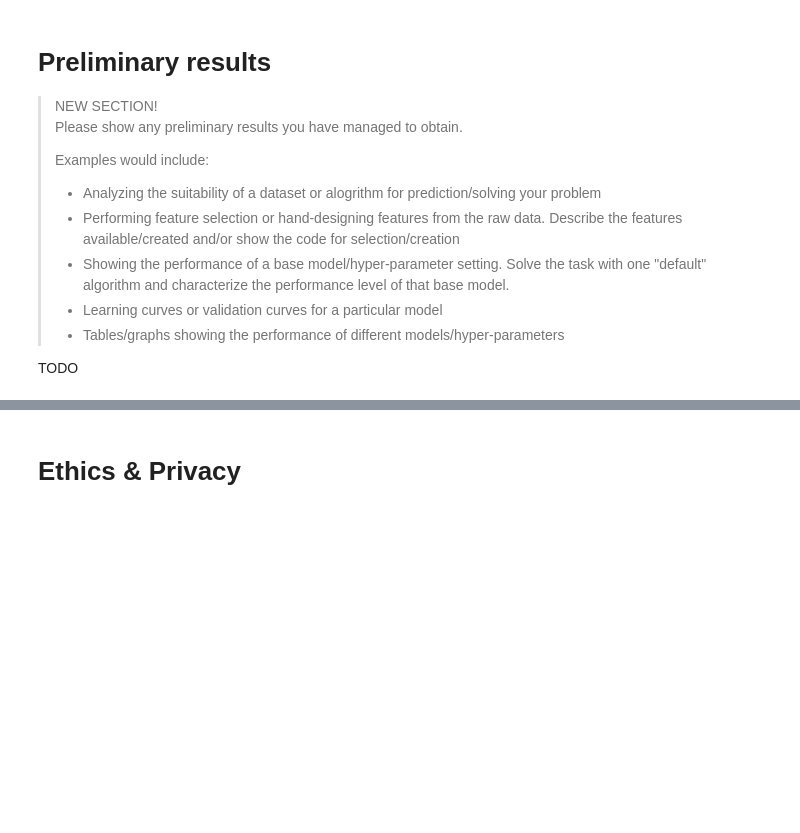
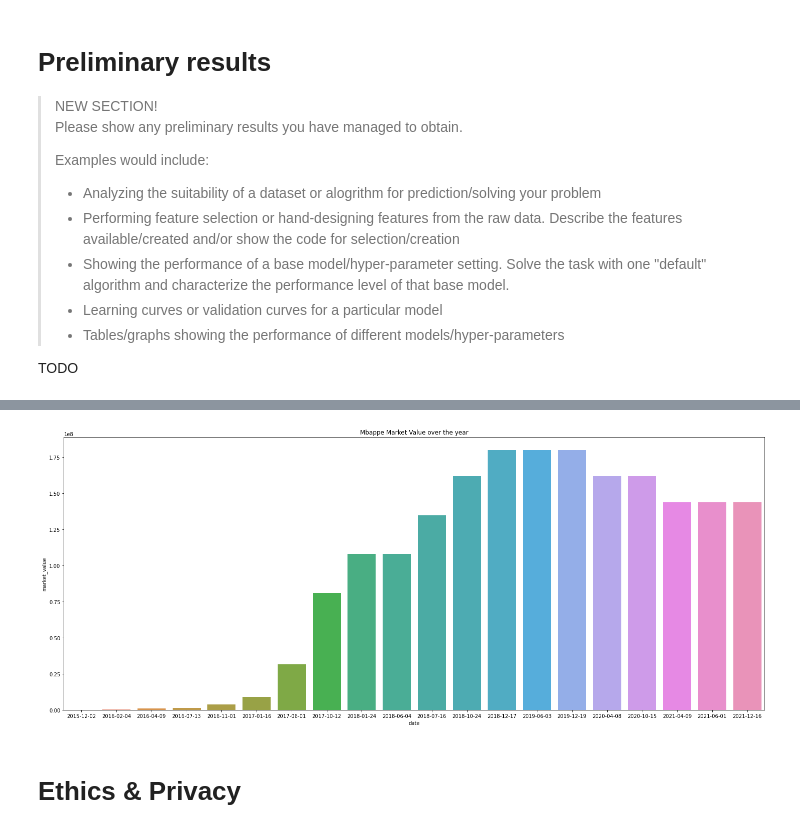
Before and after one commit to kade09/FifaMarketValueML, a Jupyter notebook: Checkpoint_group028.ipynb, the cells around one changed output, grey strips where cells are left out. Drawn from its saved outputs; the diff is of its cells as text; code cells hidden in the pictures; blank space fills up the shorter version.

```diff
--- a/Checkpoint_group028.ipynb
+++ b/Checkpoint_group028.ipynb
@@ -425,3 +415,11 @@ array(['kylian-mbappe', 'lionel-messi', 'neymar'], dtype=object)
+# %%
+temp_df = df[(df['pretty_name'] == 'Kylian Mbappe')]
+
+mbappe_box, ax = plt.subplots(1, figsize=(25,10))
+sns.barplot(data=temp_df, x ="date", y ="market_value" ,ax = ax)
+ax.title.set_text('Mbappe Market Value over the year')
+# %% [output]
+[figure, added]
 # %% [markdown]
 # Ethics & Privacy
 # %% [markdown]
```
Also changed, not shown: parts of 12 cells of this notebook.
